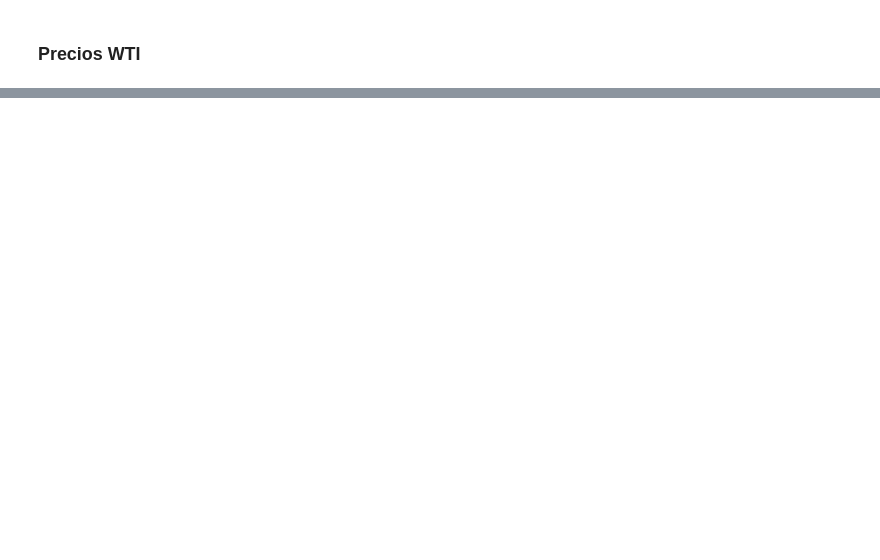
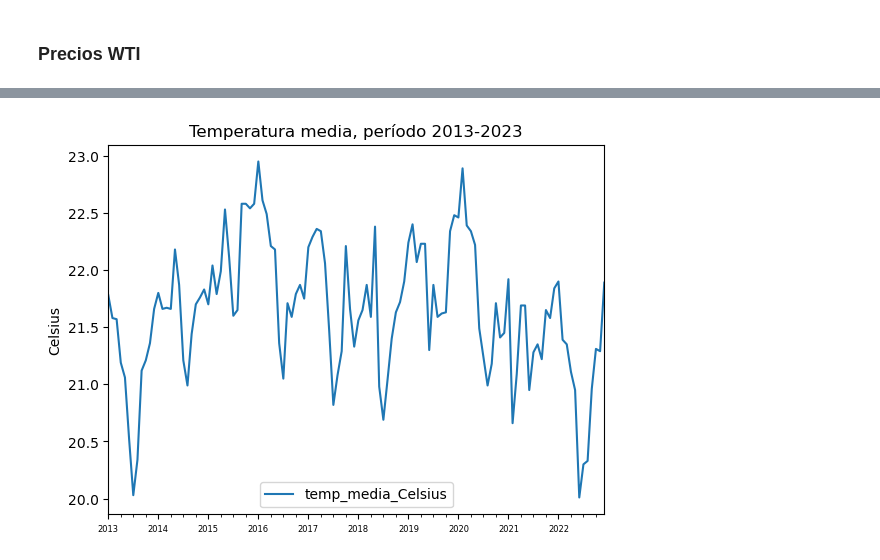
Before and after one commit to IFTrejoM/time-series-fertilizer-price-predictor, a Jupyter notebook: web_scrapping.ipynb, the cells around one changed output, grey strips where cells are left out. Saved outputs shown, nothing was run; the diff lists cells and outputs as text; code cells hidden in the pictures; blank space fills up the shorter version.

```diff
--- a/web_scrapping.ipynb
+++ b/web_scrapping.ipynb
@@ -101,0 +125,39 @@ plt.show()
+# %%
+# URL del archivo JSON
+url = "https://cckpapi.worldbank.org/cckp/v1/cru-x0.5_timeseries_pr,tas_timeseries_monthly_1901-2022_mean_historical_cru_ts4.07_mean/ECU?_format=json"
+
+# Leer el archivo JSON desde la URL y cargarlo en un DataFrame de pandas
+datos_climáticos_bm = pd.read_json(url)\
+    .drop(columns=['metadata'])\
+    .dropna()
+
+
+# Inicializa el diccionario de salida:
+dict_datos_climáticos = {}
+
+# Itera sobre el índice del DataFrame:
+for i in datos_climáticos_bm.index:
+    # Extrae los valores directamente y aplana la lista anidada
+    flattened_values = [v for sublist in datos_climáticos_bm.loc[i].values[0].values() for v in sublist.values()]
+    # Asigna los valores al diccionario:
+    dict_datos_climáticos[i] = flattened_values
+
+# Crear una serie de fechas entre fecha_inicial y fecha_final:
+serie_fechas = pd.date_range(start='1901-01', end='2023-01', freq='M')
+
+datos_climáticos = pd.DataFrame(
+    dict_datos_climáticos,
+    index=serie_fechas
+    )\
+    .rename(columns={'pr': 'precipitación_media_mm', 'tas':'temp_media_Celsius'})\
+    [primer_año_análisis:último_año_análisis]
+# %%
+# Graficar temperatura media:
+datos_climáticos['temp_media_Celsius'].plot()
+plt.title(f"Temperatura media, período {primer_año_análisis}-{último_año_análisis}")
+plt.ylabel("Celsius")
+plt.legend()
+plt.xticks(size=6)
+plt.show()
+# %% [output]
+[figure, added]
```
Also changed, not shown: parts of 26 cells of this notebook, 6 other files.
